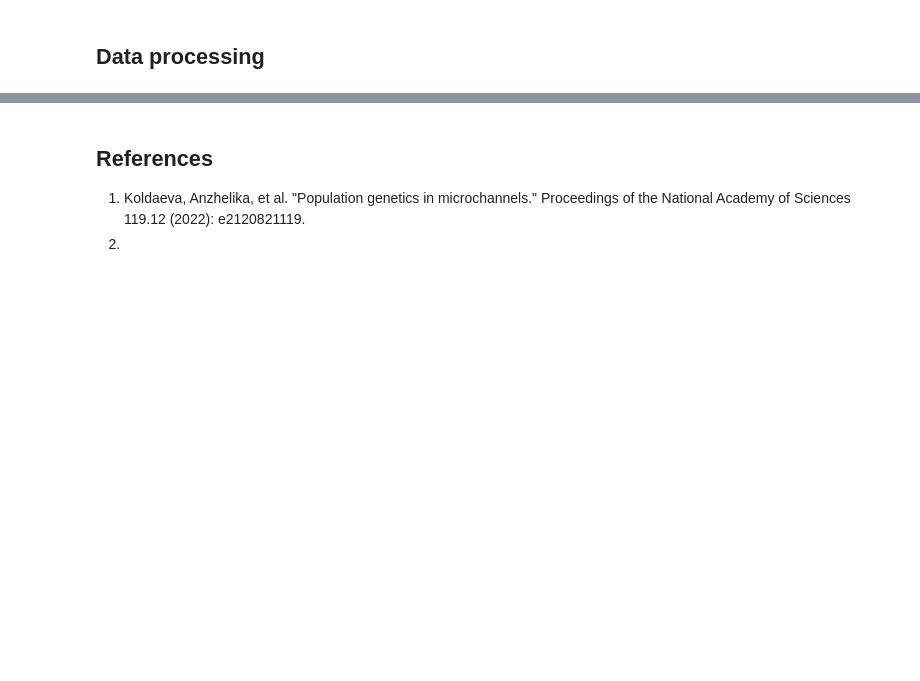
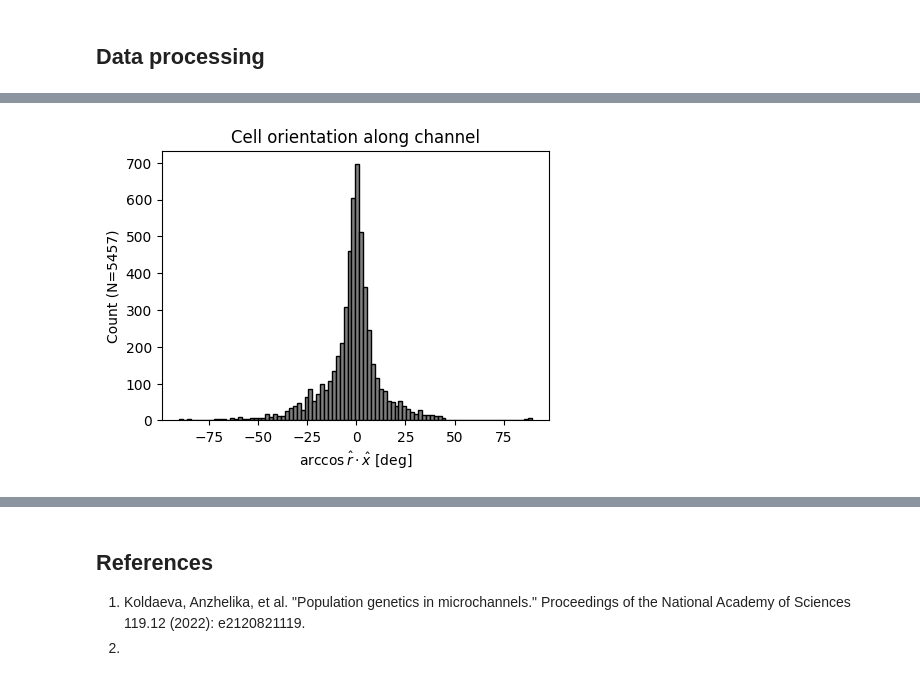
Before and after one commit to igordub/oist-rotation-bcu, a Jupyter notebook: notebooks/ID_02_cellOritentationExp.ipynb, the cells around one changed output, grey strips where cells are left out. Saved outputs shown, nothing was run; the diff lists cells and outputs as text; code cells hidden in the pictures; blank space fills up the shorter version.

```diff
--- a/notebooks/ID_02_cellOritentationExp.ipynb
+++ b/notebooks/ID_02_cellOritentationExp.ipynb
@@ -95,9 +100,9 @@ for filename in filenames:
 
     data = np.loadtxt(filename, skiprows=2, dtype=str)
 # %%
-x = ''.join(data)
+angles = ''.join(data)
 for string in ["orient=[","]"]:
-    x = ''.join(x).replace(string,'')
-x = np.fromstring(x, dtype=float, sep=',')
+    angles = ''.join(angles).replace(string,'')
+angles = np.fromstring(angles, dtype=float, sep=',')
 # Align orientation parallely to channel length (shift by -90 deg)
-x = x - 90
+angles = angles - 90
@@ -105,0 +161,13 @@ x = x - 90
+# %%
+# Plot histograms of some cell properties
+
+# Orientation
+plt.figure(figsize=(5,3.5))
+plt.title("Cell orientation along channel")
+plt.hist(angles, edgecolor='black', color='gray', bins=90)
+plt.xlabel(r"$\arccos{\hat{r}\cdot\hat{x}}$ [deg]")
+plt.ylabel("Count (N={:d})".format(len(angles)))
+plt.savefig(join_paths(out_dir_path,'oritent_hist.pdf'), dpi=300)
+# plt.close()
+# %% [output]
+[figure, added]
```
Also changed, not shown: parts of 10 cells of this notebook.
